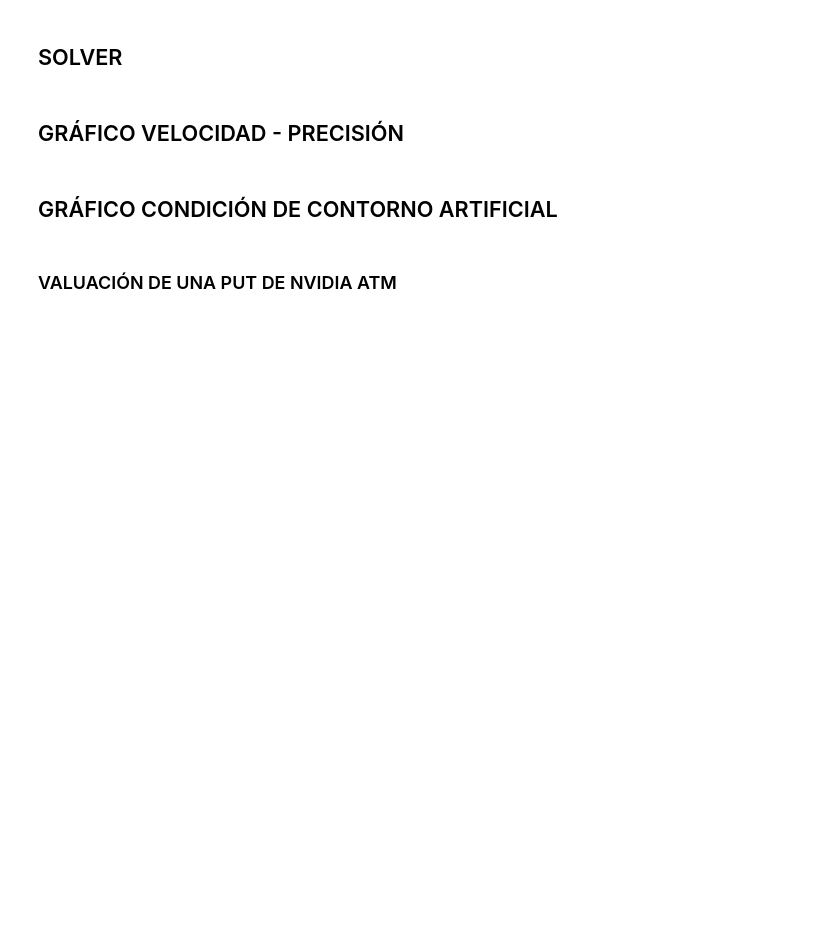
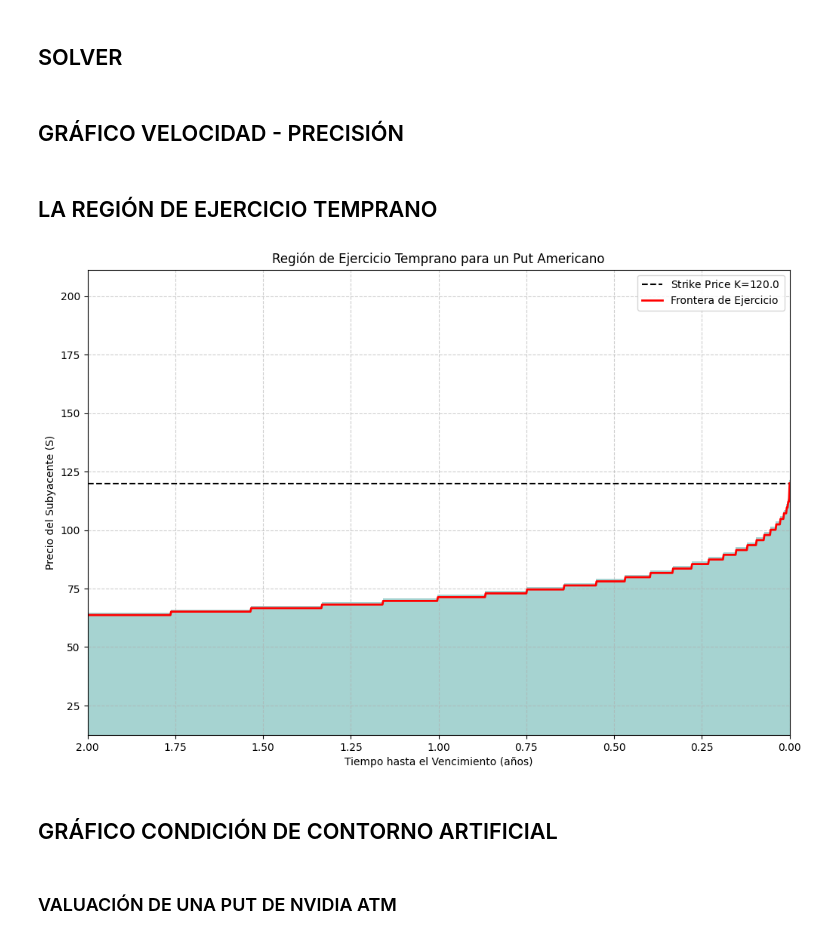
Before and after one commit to tomasgomezpizarro/Proyecto-Financiera, a Jupyter notebook: codigo.ipynb, the cells around one changed output. Drawn from its saved outputs; the diff is of its cells as text; code cells hidden in the pictures; blank space fills up the shorter version.

```diff
--- a/codigo.ipynb
+++ b/codigo.ipynb
@@ -360,6 +360,80 @@ plt.grid(True, linestyle='--', alpha=0.6)
 plt.legend()
 plt.tight_layout()
 plt.show()
+# %% [markdown]
+## LA REGIÓN DE EJERCICIO TEMPRANO
+# %%
+# Parámetros basados en el Ejemplo 21.1 de Hull (para replicar la figura)
+K_put = 120.0
+T_put = 2  # 3 meses
+r_put = 0.05
+sigma_put = 0.40
+q_put = 0.0
+is_call = False
+american_put = True
+
+# Parámetros de la grilla (suficientemente finos para una buena resolución)
+M_put = 200
+N_put = 1000
+L_put = 4.0 # Un dominio más acotado para mejor detalle cerca de K
+
+# 1. Resolver la EDP y obtener la grilla completa de valores
+S_vec_put, _, U_grid_put = solve_pde(
+    K=K_put, T=T_put, r=r_put, sigma=sigma_put, q=q_put,
+    is_call=is_call, american=american_put,
+    M=M_put, N=N_put, L=L_put,
+    method='implicit',
+    return_grid=True
+)
+
+# 2. Identificar la región de ejercicio temprano
+# La región de ejercicio es donde el valor de la opción es (casi) igual a su valor intrínseco.
+payoff_grid_put = K_put - S_vec_put # No ponemos máximo pq sino nos da ejercicio temprano para S>K
+# Usamos una tolerancia pequeña (1e-5) para manejar errores de punto flotante.
+# La matriz 'exercise_region' será True donde el ejercicio es óptimo.
+exercise_region = np.isclose(U_grid_put, payoff_grid_put, atol=1e-5, rtol=0)
+
+# 3. Preparar los datos para el gráfico
+# El eje X será el tiempo hasta el vencimiento.
+time_to_maturity = np.linspace(0, T_put, N_put + 1)
+# El eje Y será el precio del subyacente.
+S_grid, T_grid = np.meshgrid(S_vec_put, time_to_maturity)
+
+# 4. Generar el gráfico
+plt.figure(figsize=(12, 8))
+
+# Usamos contourf para "colorear" las áreas donde exercise_region es True.
+# Los niveles [0.5, 1.5] aseguran que solo se coloree el área 'True' (valor 1).
+plt.contourf(T_grid, S_grid, exercise_region, levels=[0.5, 1.5], alpha=0.4, label='Región de Ejercicio Temprano')
+
+# Graficar la línea del precio de ejercicio (strike) como referencia.
+plt.axhline(y=K_put, color='black', linestyle='--', label=f'Strike Price K=${K_put}$')
+
+# Encontrar y graficar el borde del ejercicio (la línea que separa las regiones).
+# Para cada instante de tiempo, encontramos el precio S más alto para el cual todavía es óptimo ejercer.
+boundary_line = np.zeros(N_put + 1)
+for i in range(N_put + 1):
+    # Busca el primer índice 'False' desde los precios bajos. El precio anterior es el borde.
+    true_indices = np.where(exercise_region[i, :])[0]
+    if len(true_indices) > 0:
+        boundary_line[i] = S_vec_put[true_indices[-1]]
+    else:
+        boundary_line[i] = np.nan # No hay ejercicio para este tiempo
+
+plt.plot(time_to_maturity, boundary_line, color='red', linewidth=2, label='Frontera de Ejercicio')
+
+plt.title('Región de Ejercicio Temprano para un Put Americano')
+plt.xlabel('Tiempo hasta el Vencimiento (años)')
+plt.ylabel('Precio del Subyacente (S)')
+# Ajustamos los límites del eje Y para enfocarnos en la zona de interés alrededor del strike.
+plt.ylim(K_put * np.exp(-L_put * sigma_put * np.sqrt(T_put)), K_put * np.exp(sigma_put * np.sqrt(T_put)))
+plt.xlim(0, T_put)
+plt.legend()
+plt.grid(True, linestyle='--', alpha=0.6)
+plt.gca().invert_xaxis() # El tiempo fluye de T a 0, como es convención en estos gráficos
+plt.show()
+# %% [output]
+[figure, added]
 # %% [markdown]
 ## GRÁFICO CONDICIÓN DE CONTORNO ARTIFICIAL
 # %%
```
